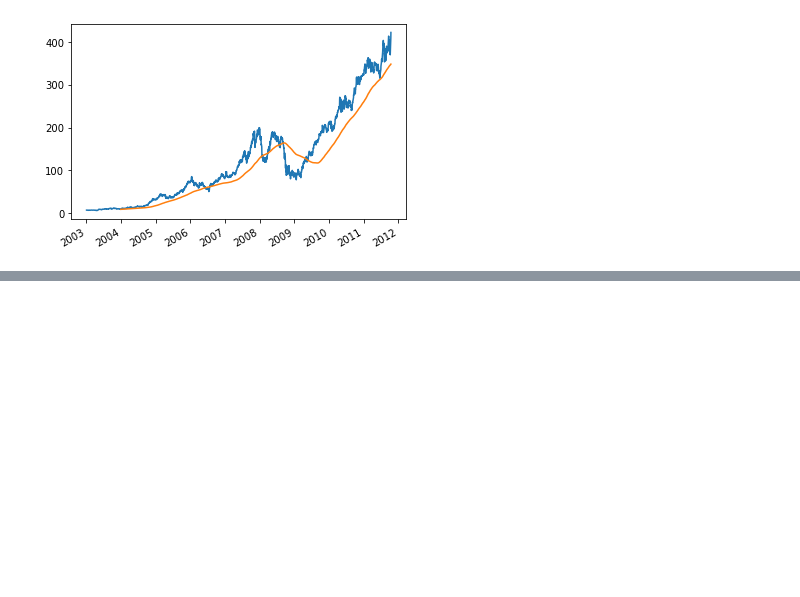
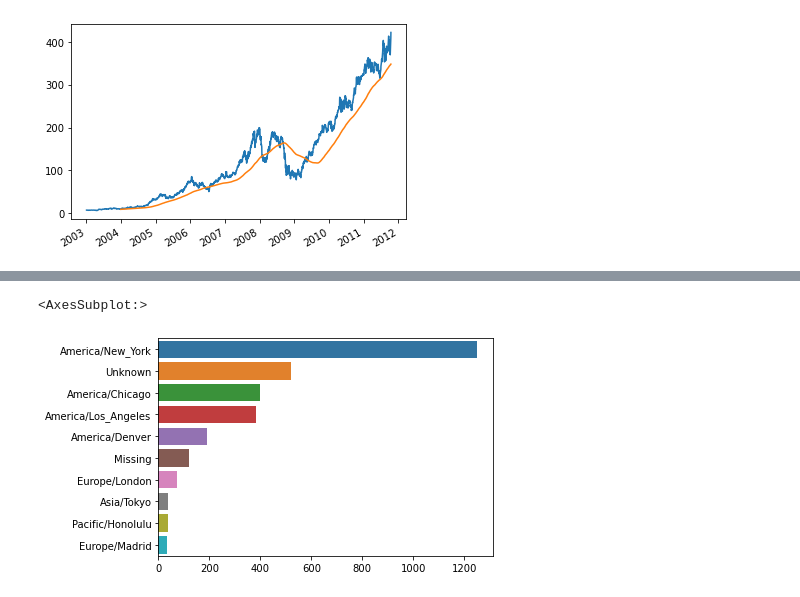
Before and after one commit to c910531/Python, a Jupyter notebook: 2021.06.02 시계열.ipynb, the cells around one changed output, grey strips where cells are left out. Saved outputs shown, nothing was run; the diff lists cells and outputs as text; code cells hidden in the pictures; blank space fills up the shorter version.

```diff
--- a/2021.06.02 시계열.ipynb
+++ b/2021.06.02 시계열.ipynb
@@ -105,0 +111,5 @@ close_px.AAPL.rolling(250).mean().plot()
+# %%
+import json
+path = "datasets/bitly_usagov/example.txt"
+records = [json.loads(line) for line in open(path,'rt',encoding='UTF-8')]
+records[1]
@@ -105,0 +164,2 @@ close_px.AAPL.rolling(250).mean().plot()
+# %%
+frame = pd.DataFrame(records)
@@ -105,0 +201,5 @@ close_px.AAPL.rolling(250).mean().plot()
+# %%
+clean_tz = frame['tz'].fillna("Missing")
+clean_tz[clean_tz==""] = "Unknown"
+tz_counts = clean_tz.value_counts()
+tz_counts[:10]
@@ -105,0 +220,6 @@ close_px.AAPL.rolling(250).mean().plot()
+# %%
+subset =tz_counts[:10]
+sns.barplot(y=subset.index, x = subset.values)
+# %% [output]
+<AxesSubplot:>
+[figure, added]
```
Also changed, not shown: parts of 10 cells of this notebook, 30 other files.
